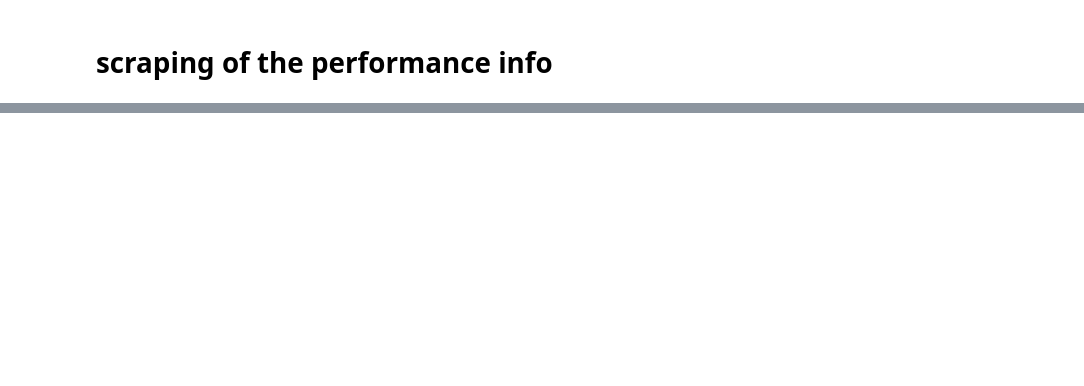
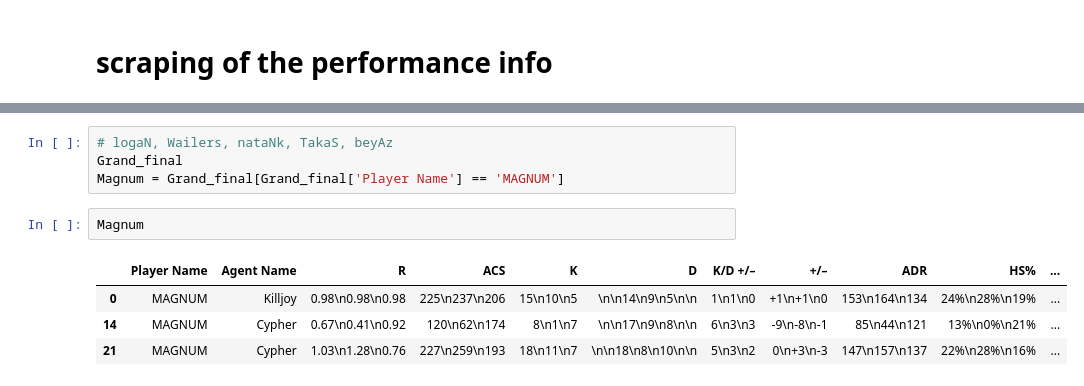
Before and after one commit to mariusBRM/M8_Valorant, a Jupyter notebook: scraper.ipynb, the cells around one changed output, grey strips where cells are left out. Saved outputs shown, nothing was run; the diff lists cells and outputs as text; blank space fills up the shorter version.

```diff
--- a/scraper.ipynb
+++ b/scraper.ipynb
@@ -98,0 +265,11 @@ result = result.apply(pd.to_numeric, errors='ignore')
+# %%
+# logaN, Wailers, nataNk, TakaS, beyAz
+Grand_final
+Magnum = Grand_final[Grand_final['Player Name'] == 'MAGNUM']
+# %%
+Magnum
+# %% [output]
+|  | Player Name | Agent Name | R | ACS | K | D | K/D +/– | +/– | ADR | HS% | ... |
+| 0 | MAGNUM | Killjoy | 0.98\n0.98\n0.98 | 225\n237\n206 | 15\n10\n5 | \n\n14\n9\n5\n\n | 1\n1\n0 | +1\n+1\n0 | 153\n164\n134 | 24%\n28%\n19% | ... |
+| 14 | MAGNUM | Cypher | 0.67\n0.41\n0.92 | 120\n62\n174 | 8\n1\n7 | \n\n17\n9\n8\n\n | 6\n3\n3 | -9\n-8\n-1 | 85\n44\n121 | 13%\n0%\n21% | ... |
+| 21 | MAGNUM | Cypher | 1.03\n1.28\n0.76 | 227\n259\n193 | 18\n11\n7 | \n\n18\n8\n10\n\n | 5\n3\n2 | 0\n+3\n-3 | 147\n157\n137 | 22%\n28%\n16% | ... |
```
Also changed, not shown: parts of 9 cells of this notebook, 2 other files.
